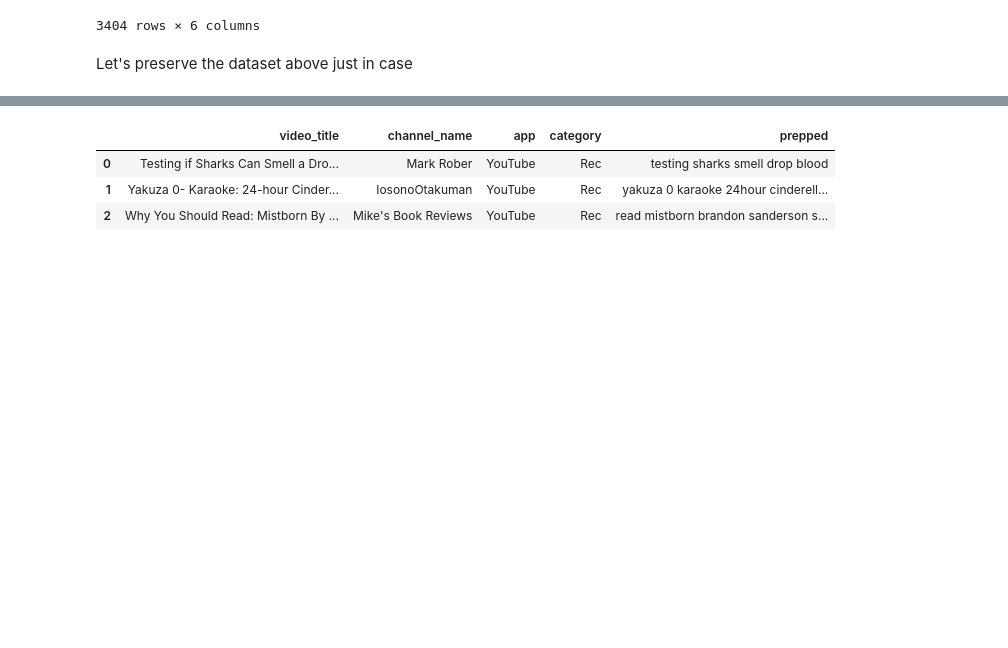
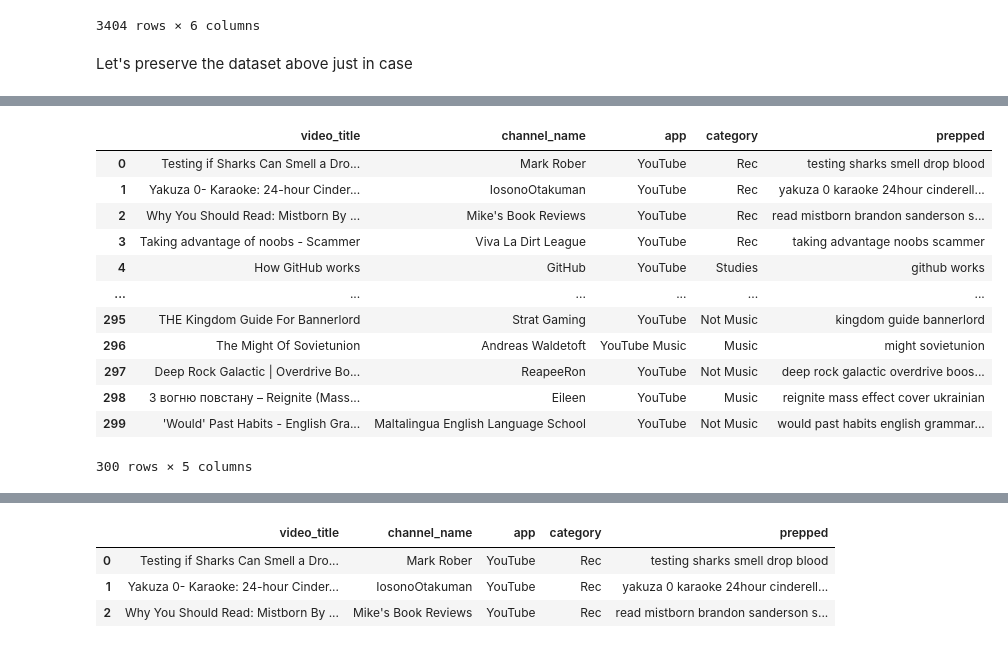
Before and after one commit to SanAntonik/yt_activity_analysis, a Jupyter notebook: classify.ipynb, the cells around one changed output, grey strips where cells are left out. Drawn from its saved outputs; the diff is of its cells as text; code cells hidden in the pictures; blank space fills up the shorter version.

```diff
--- a/classify.ipynb
+++ b/classify.ipynb
@@ -377,0 +388,2 @@ Name: label, dtype: int64
+# %%
+new_rows = new_rows.rename(columns={"label": "category"})
@@ -377,0 +396,17 @@ Name: label, dtype: int64
+# %%
+df_combined = pd.concat([df.drop(["target_label"], axis=1), new_rows], axis=0)
+df_combined
+# %% [output]
+|  | video_title | channel_name | app | category | prepped |
+| 0 | Testing if Sharks Can Smell a Dro... | Mark Rober | YouTube | Rec | testing sharks smell drop blood |
+| 1 | Yakuza 0- Karaoke: 24-hour Cinder... | IosonoOtakuman | YouTube | Rec | yakuza 0 karaoke 24hour cinderell... |
+| 2 | Why You Should Read: Mistborn By ... | Mike's Book Reviews | YouTube | Rec | read mistborn brandon sanderson s... |
+| 3 | Taking advantage of noobs - Scammer | Viva La Dirt League | YouTube | Rec | taking advantage noobs scammer |
+| 4 | How GitHub works | GitHub | YouTube | Studies | github works |
+| ... | ... | ... | ... | ... | ... |
+| 295 | THE Kingdom Guide For Bannerlord | Strat Gaming | YouTube | Not Music | kingdom guide bannerlord |
+| 296 | The Might Of Sovietunion | Andreas Waldetoft | YouTube Music | Music | might sovietunion |
+| 297 | Deep Rock Galactic | Overdrive Bo... | ReapeeRon | YouTube | Not Music | deep rock galactic overdrive boos... |
+| 298 | З вогню повстану – Reignite (Mass... | Eileen | YouTube | Music | reignite mass effect cover ukrainian |
+| 299 | 'Would' Past Habits - English Gra... | Maltalingua English Language School | YouTube | Not Music | would past habits english grammar... |
+300 rows × 5 columns
```
Also changed, not shown: parts of 14 cells of this notebook.
